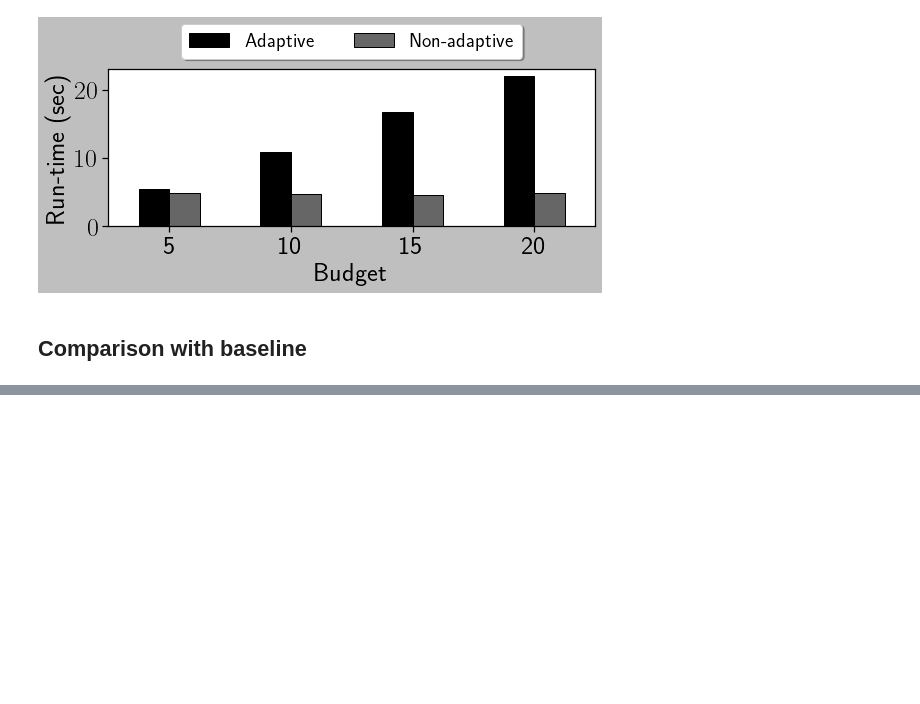
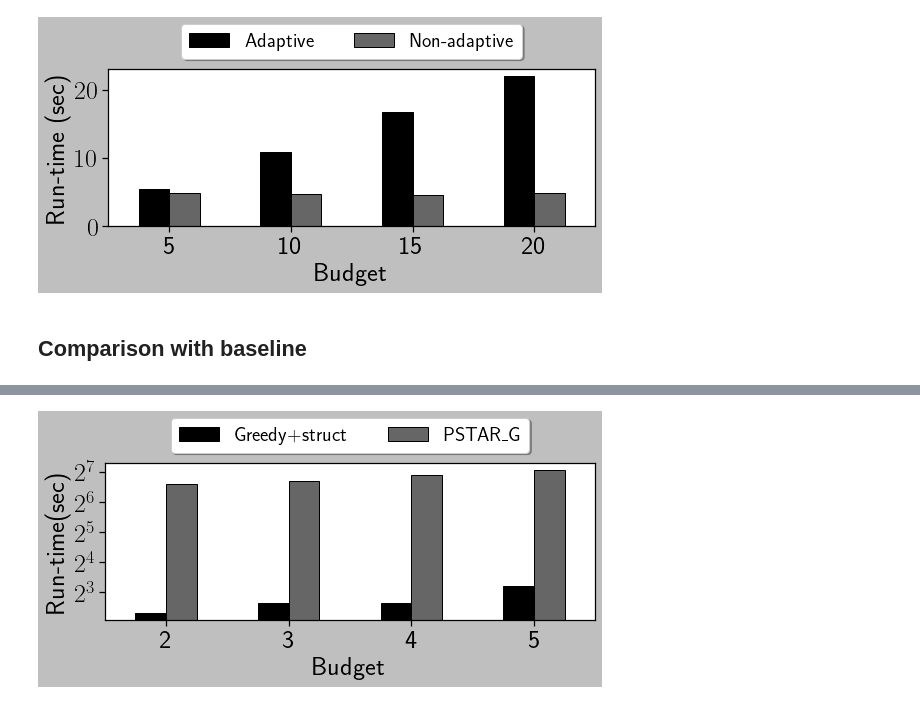
Before and after one commit to toggled/uncertainty, a Jupyter notebook: test.ipynb, the cells around one changed output, grey strips where cells are left out. Drawn from its saved outputs; the diff is of its cells as text; code cells hidden in the pictures; blank space fills up the shorter version.

```diff
--- a/test.ipynb
+++ b/test.ipynb
@@ -2138,20 +2228,76 @@ Comparison with baseline
 # %%
-b_df = pd.read_csv('7_3_2/TKDE_products_3_maxd_4.csv')
-o_df1 = pd.read_csv('7_3_2/reduce_k_3_K_10_products_greedyp_reach_d_4.queries.csv')
-o_df2 = pd.read_csv('7_3_2/reduce_k_3_K_10_products_greedyp_reach_d_2.queries.csv')
-o_df = pd.concat([o_df1,o_df2])
-# b_df.head()
-print(o_df.shape)
-b_df = remove(b_df)
-o_df = remove(o_df)
-qsets = [2,4]
-for q in qsets:
-    # print(b_df.groupby("qset"))
-    df = b_df[b_df.qset == q]
-    print('baeline shape: ',df.shape)
-    print('Baseline: ', q,' ',df['DeltaH'].mean())
-    df = o_df[o_df.qset == q]
-    # print(df.head())
-    print('ours shape: ',df.shape)
-    print('Ours: ', q,' ',df['DeltaH'].mean())
+from matplotlib import pyplot as plt
+from matplotlib.ticker import ScalarFormatter
+plt.rcParams['text.usetex'] = True
+from matplotlib.lines import Line2D,lineStyles
+from itertools import cycle
+import seaborn as sns
+import numpy as np
+import pandas as pd
+sns.set(rc={'figure.figsize':(8,4)})
+sns.set_style("dark", {'axes.grid' : False})
+sns.set_style("ticks")
+plt.style.use('grayscale')
+fontsize = 28
+labelsize = 22
+lw = 2
+
+means = []
+algorithms = []
+times = []
+budgets = []
+data = 'products'
+for k in [2,3,4,5]:
+    print('---- budget ---- ',k)
+    b_df = pd.read_csv('7_3_2/TKDE_'+data+'_'+str(k)+'_maxd_4.csv')
+    o_df1 = pd.read_csv('7_3_2/reduce_k_'+str(k)+'_K_10_'+data+'_greedyp_reach_d_4.queries.csv')
+    o_df2 = pd.read_csv('7_3_2/reduce_k_'+str(k)+'_K_10_'+data+'_greedyp_reach_d_2.queries.csv')
+    o_df = pd.concat([o_df1,o_df2])
+    print(b_df.head())
+    # print(o_df.shape)
+    b_df = remove(b_df)
+    o_df = remove(o_df)
+    # print('Baseline: ',b_df['DeltaH'].mean())
+    # print('Ours:  ',o_df['DeltaH'].mean())
+
+    means.append(b_df['DeltaH'].mean())
+    times.append(b_df['execution_time'].mean())
+    budgets.append(k)
+    algorithms.append('PSTAR\_G')
+
+    means.append(o_df['DeltaH'].mean())
+    times.append(o_df['execution_time'].mean())
+    budgets.append(k)
+    algorithms.append('Greedy+struct')
+
+    # qsets = [2,4]
+    # for q in qsets:
+    #     # print(b_df.groupby("qset"))
+    #     df = b_df[b_df.qset == q]
+    #     print('baeline shape: ',df.shape)
+    #     print('Baseline: ', q,' ',df['DeltaH'].mean())
+    #     df = o_df[o_df.qset == q]
+    #     # print(df.head())
+    #     print('ours shape: ',df.shape)
+    #     print('Ours: ', q,' ',df['DeltaH'].mean())
+df = pd.DataFrame({'ent': means, 'time': times,'budget':budgets,'algo':algorithms})
+# df.head()
+# sns.catplot(data = df, x='budget',y='ent',hue = 'algo',kind = 'bar')
+# df.plot.bar(rot=0)
+# axes = df.plot.bar(rot=0, subplots=True, x = 'budget')
+# axes[1].legend(loc=2)
+ax = df.pivot(index='budget', columns='algo', values='time').plot(kind='bar',rot=0)
+plt.xlabel('Budget', fontsize=fontsize-2)
+plt.ylabel('Run-time(sec)',fontsize=fontsize-2)
+
+plt.xticks(fontsize=fontsize-2)
+plt.yticks(fontsize=fontsize-2)
+plt.yscale('log',base=2)
+plt.legend(loc='lower center', bbox_to_anchor=(0.5, 1),\
+          ncol=2, fancybox=True, shadow=True,fontsize=labelsize-2)
+fname = 'figs/sota_'+data+'_effic.pdf'
+print(fname)
+plt.tight_layout()
+# plt.savefig(fname)
+plt.show()
 # %% [output]
@@ -2166,0 +2321 @@ Ours:  4   0.10017609489394738
+[figure, added]
```
Also changed, not shown: parts of 3 cells of this notebook, 1 other file.
